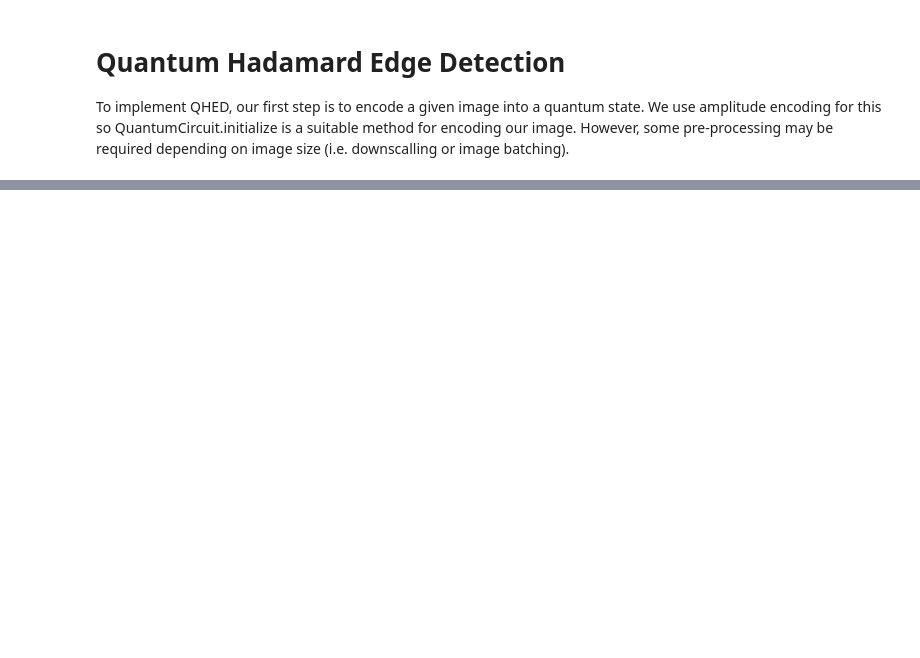
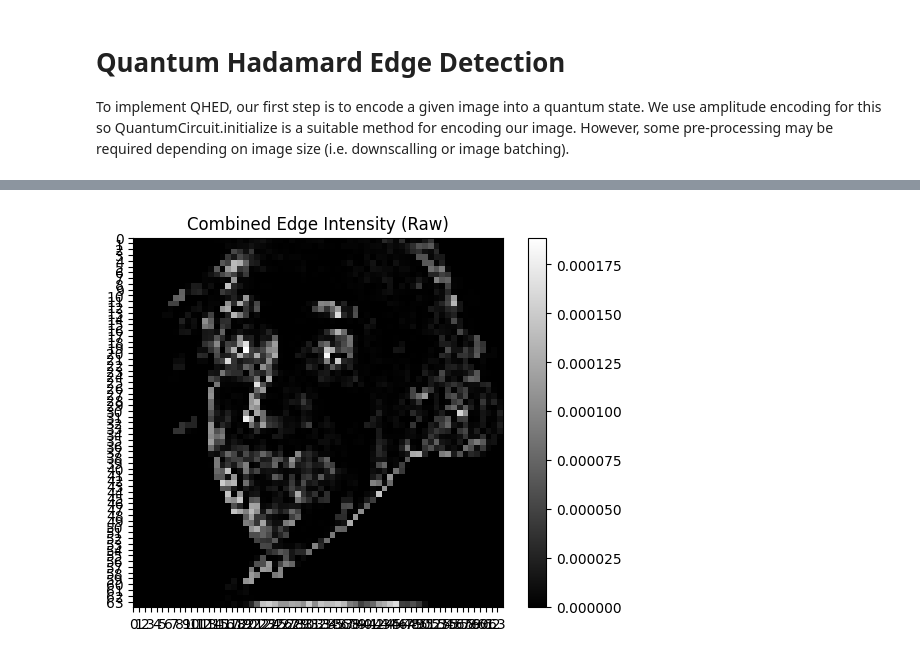
Before and after one commit to jjdcorke/Quantum-Edge-Detection---QIC890, a Jupyter notebook: QHED.ipynb, the cells around one changed output, grey strips where cells are left out. Drawn from its saved outputs; the diff is of its cells as text; code cells hidden in the pictures; blank space fills up the shorter version.

```diff
--- a/QHED.ipynb
+++ b/QHED.ipynb
@@ -243,0 +119,4 @@ measurement mode result count: 2
+# %%
+qhed_einstein.plot_raw_results()
+# %% [output]
+[figure, added]
```
Also changed, not shown: parts of 5 cells of this notebook, 3 other files.
